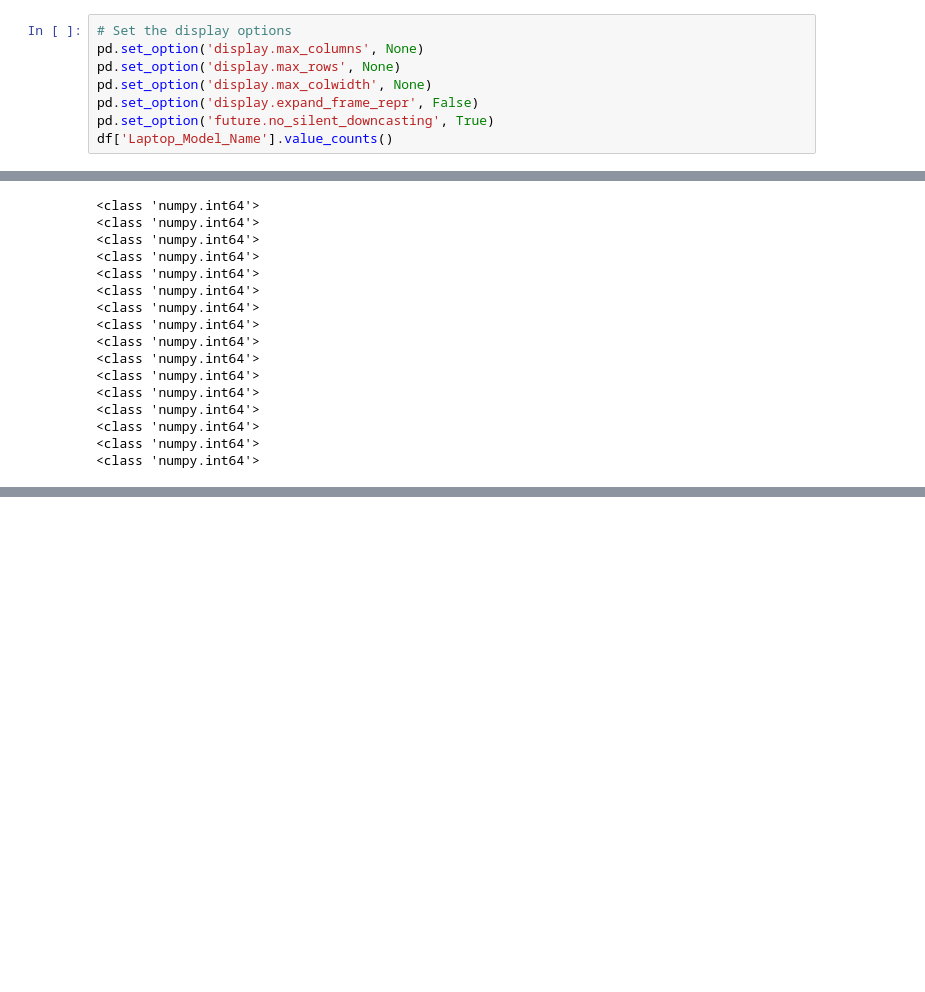
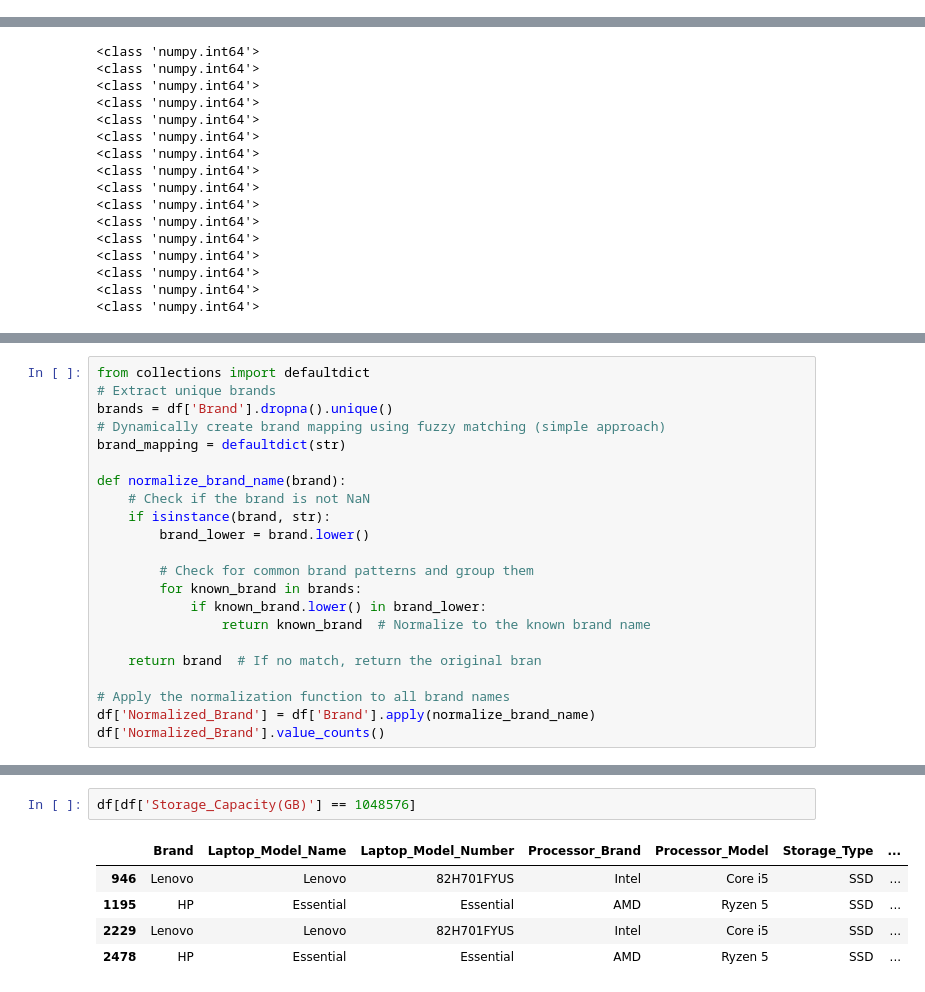
Before and after one commit to VaibhavSaran/CSE-587-PROJECT-LAPTRACK, a Jupyter notebook: Phase3/laptrack/app/etl/clean_data/Untitled.ipynb, the cells around one changed output, grey strips where cells are left out. Saved outputs shown, nothing was run; the diff lists cells and outputs as text; blank space fills up the shorter version.

```diff
--- a/Phase3/laptrack/app/etl/clean_data/Untitled.ipynb
+++ b/Phase3/laptrack/app/etl/clean_data/Untitled.ipynb
@@ -177,11 +226,3 @@ sorted(df['Processor_Model'].unique())
  'Snapdragon',
  'Snapdragon X Elite',
  'Snapdragon X Plus']
-# %%
-# Set the display options
-pd.set_option('display.max_columns', None)
-pd.set_option('display.max_rows', None)
-pd.set_option('display.max_colwidth', None)
-pd.set_option('display.expand_frame_repr', False)
-pd.set_option('future.no_silent_downcasting', True)
-df['Laptop_Model_Name'].value_counts()
@@ -297,0 +357,22 @@ for i in l:
+# %%
+from collections import defaultdict
+# Extract unique brands
+brands = df['Brand'].dropna().unique()
+# Dynamically create brand mapping using fuzzy matching (simple approach)
+brand_mapping = defaultdict(str)
+
+def normalize_brand_name(brand):
+    # Check if the brand is not NaN
+    if isinstance(brand, str):
+        brand_lower = brand.lower()
+
+        # Check for common brand patterns and group them
+        for known_brand in brands:
+            if known_brand.lower() in brand_lower:
+                return known_brand  # Normalize to the known brand name
+
+    return brand  # If no match, return the original bran
+
+# Apply the normalization function to all brand names
+df['Normalized_Brand'] = df['Brand'].apply(normalize_brand_name)
+df['Normalized_Brand'].value_counts()
@@ -297,0 +432,8 @@ for i in l:
+# %%
+df[df['Storage_Capacity(GB)'] == 1048576]
+# %% [output]
+|  | Brand | Laptop_Model_Name | Laptop_Model_Number | Processor_Brand | Processor_Model | Storage_Type | ... |
+| 946 | Lenovo | Lenovo | 82H701FYUS | Intel | Core i5 | SSD | ... |
+| 1195 | HP | Essential | Essential | AMD | Ryzen 5 | SSD | ... |
+| 2229 | Lenovo | Lenovo | 82H701FYUS | Intel | Core i5 | SSD | ... |
+| 2478 | HP | Essential | Essential | AMD | Ryzen 5 | SSD | ... |
```
Also changed, not shown: parts of 18 cells of this notebook, 6 other files.
